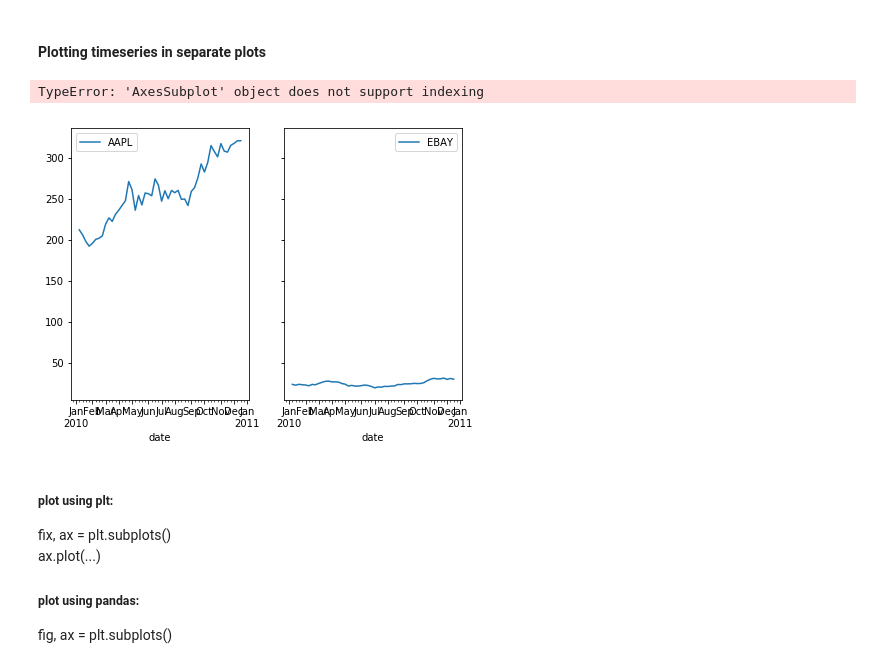
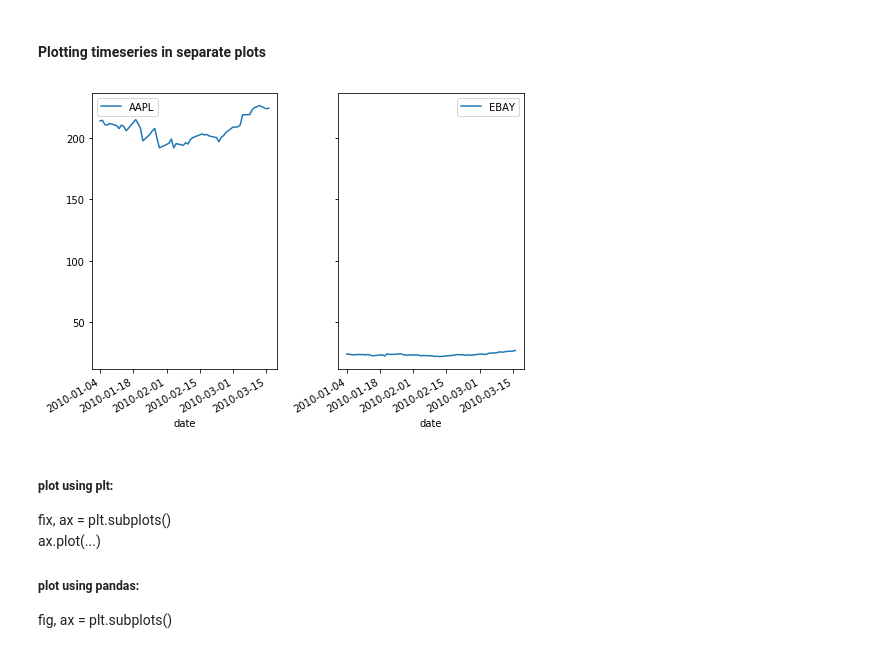
Before and after one commit to JohannaReichert/TimeSeries, a Jupyter notebook: Basics/TimeSeries_Basics.ipynb, the cells around one changed output. Saved outputs shown, nothing was run; the diff lists cells and outputs as text; code cells hidden in the pictures.

```diff
--- a/Basics/TimeSeries_Basics.ipynb
+++ b/Basics/TimeSeries_Basics.ipynb
@@ -114,15 +162,12 @@ plt.show()
 # %%
 fig, axs = plt.subplots(1, 2, figsize=(7, 5),sharex=True,sharey=True)
 plt.xticks(rotation=70)
-df.iloc[:50,:].plot(y='AAPL',ax=axs[0])
-
-df.iloc[:50,:].plot(y='EBAY', ax=axs[1])
-plt.setp(ax[0].get_xticklabels(), rotation=70)
+stock_data.iloc[:50,:].plot(y='AAPL',ax=axs[0])
+stock_data.iloc[:50,:].plot(y='EBAY', ax=axs[1])
 plt.tight_layout()
 plt.show()
 # %% [output]
-TypeError: 'AxesSubplot' object does not support indexing
-[figure, old version]
+[figure, new version]
 # %% [markdown]
 ##### plot using plt:
 fix, ax = plt.subplots() <br>
```
Also changed, not shown: parts of 76 cells of this notebook.
